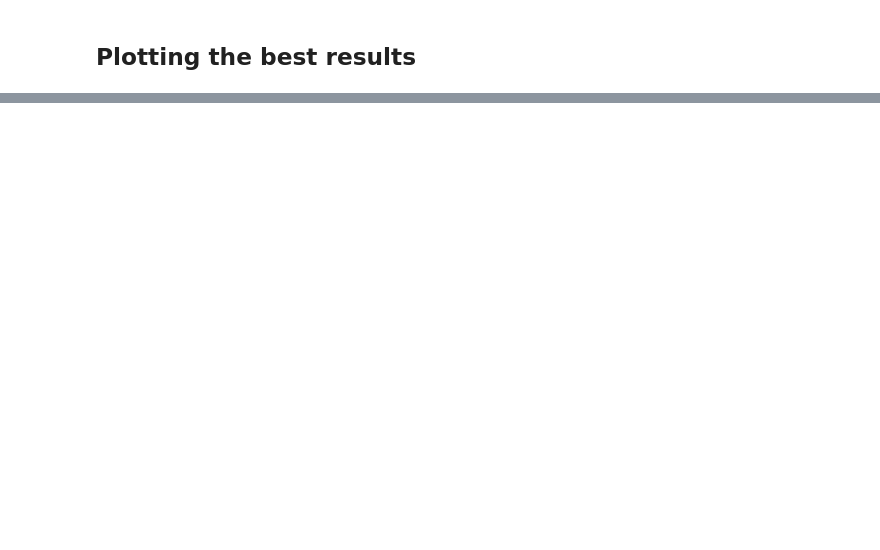
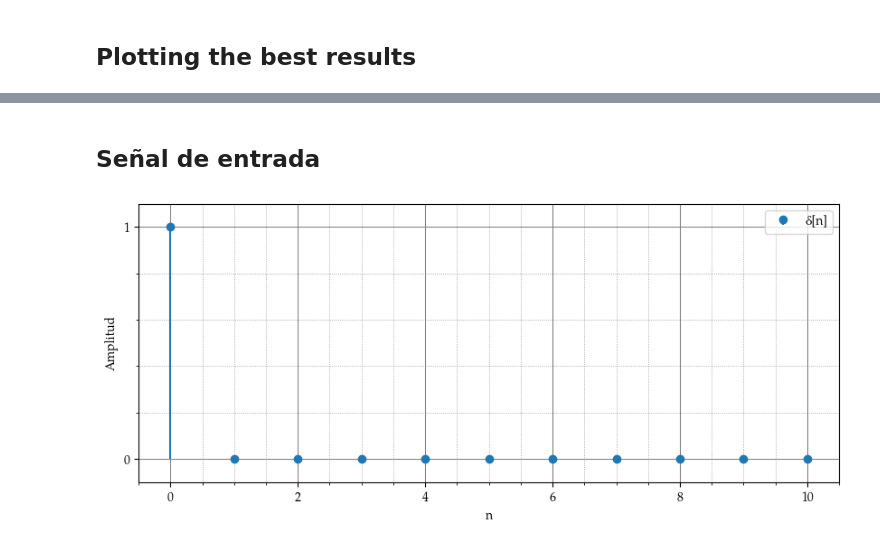
Before and after one commit to Javiolonchelo/adaptive-morphology-lti-filters, a Jupyter notebook: scripts/evaluationForGraphs.ipynb, the cells around one changed output, grey strips where cells are left out. Saved outputs shown, nothing was run; the diff lists cells and outputs as text; code cells hidden in the pictures; blank space fills up the shorter version.

```diff
--- a/scripts/evaluationForGraphs.ipynb
+++ b/scripts/evaluationForGraphs.ipynb
@@ -13,7 +13,7 @@ def extract_gen_number(filename):
     match = re.search(r"Gen-(\d+)", filename)
     return int(match.group(1)) if match else float('inf')
 
-filterDirs = os.listdir("../results")
+filterDirs = sorted(os.listdir("../results"))
 results = {}
 # outputs = {}
 # targets = {}
@@ -23,7 +23,10 @@ for d in filterDirs:
     filtersUsed.append(d)
     print(f"Found directory: {d}")
 
-chosenFilter = [filtersUsed[0]] # SELECCIONAR ESTE VALOR A MANO PARA EVITAR AGOTAR MEMORIA DEL ORDENADOR
+# SELECCIONAR ESTE VALOR A MANO PARA EVITAR AGOTAR MEMORIA DEL ORDENADOR
+SELECTED_FILTER = 8
+chosenFilter = [filtersUsed[SELECTED_FILTER]]
+# chosenFilter = filtersUsed
 for d in chosenFilter:
     print(f"Processing directory: {d}")
     results[d] = {}
@@ -33,7 +36,7 @@ for d in chosenFilter:
     sortedExecutions = sorted(os.listdir("../results/" + d), key=lambda x: int(x))
 
     for execution in sortedExecutions:
-        print(f"  Processing execution: {execution}")
+        print(f"  - Processing execution: {execution}")
         results[d][execution] = []
         # outputs[d][execution] = []
         # targets[d][execution] = []
@@ -111,7 +124,7 @@ for r in chosenFilter:
     plt.figure(figsize=(10, 5))
     for i, (execution, fitness) in enumerate(results[r].items()):
         generations = np.arange(len(fitness))
-        plt.plot(generations, fitness, label=execution, color=colors[i % len(colors)])
+        plt.plot(generations, fitness, label=f"E{execution}", color=colors[i % len(colors)])
     plt.xlabel("Generación")
     numGens = max(len(fitness) for fitness in results[r].values())
     plt.xlim(0, numGens - 1)
@@ -119,6 +132,6 @@ for r in chosenFilter:
     plt.ylim(0, 1)
     plt.legend(loc='lower right')
     plt.grid(True)
-    plt.savefig(f"graphs/fitness_over_generations_{r}.png", dpi=300, bbox_inches='tight')
+    # plt.savefig(f"graphs/{r}_fitness.png", dpi=300, bbox_inches='tight')
 # %% [output]
 Successfully set font to: TeX Gyre Pagella
@@ -458,0 +522,26 @@ Data for ALL_PASS_FILTER_4: [[18, 18, 15, 27, 23, 13, 20, 15], [17, 28, 27, 51,
+# %% [markdown]
+## Señal de entrada
+# %%
+import matplotlib.pyplot as plt
+import numpy as np
+
+n = np.arange(0, 11, 1)
+signal = np.zeros(11)
+signal[0] = 1  # Dirac delta function at n=5
+
+
+plt.figure(figsize=(10, 4))
+markerline, stemlines, baseline = plt.stem(n, signal)
+baseline.set_visible(False)  # Hide the baseline
+plt.xlabel("n")
+plt.xlim(-0.5, 10.5)
+plt.yticks([0, 1], ['0', '1'])
+plt.ylabel("Amplitud")
+plt.ylim(-0.1, 1.1)
+plt.grid(True, which='major', linestyle='-', linewidth=0.75, color='gray')
+plt.grid(True, which='minor', linestyle=':', linewidth=0.5, color='gray')
+plt.minorticks_on()
+plt.legend(["δ[n]"], loc='upper right', prop=custom_font_prop)
+plt.savefig("graphs/DiracInput.png", dpi=300, bbox_inches='tight')
+# %% [output]
+[figure, added]
```
Also changed, not shown: parts of 5 cells of this notebook, 2 other files.
